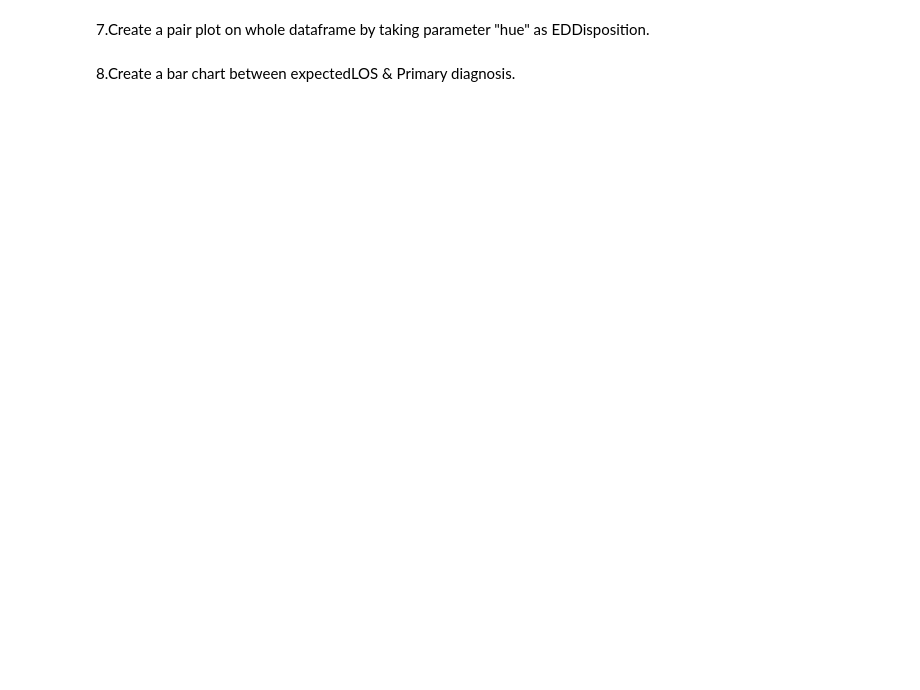
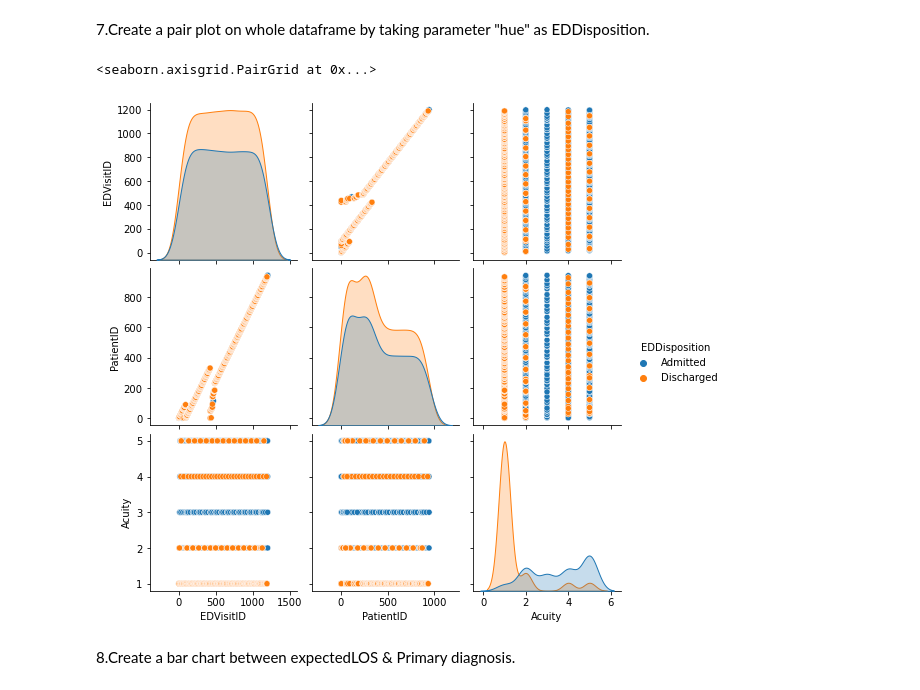
Before and after one commit to PoovithaJayaprakash/Mighty-Pythons, a Jupyter notebook: Mighty-Pythons.ipynb, the cells around one changed output. Drawn from its saved outputs; the diff is of its cells as text; code cells hidden in the pictures; blank space fills up the shorter version.

```diff
--- a/Mighty-Pythons.ipynb
+++ b/Mighty-Pythons.ipynb
@@ -17,4 +35,9 @@ To enable screen reader support, press Ctrl+Alt+Z To learn about keyboard shortc
 # %% [markdown]
 7.Create a pair plot on whole dataframe by taking parameter "hue" as EDDisposition.
+# %%
+sns.pairplot(dataEDVisits,hue="EDDisposition")
+# %% [output]
+<seaborn.axisgrid.PairGrid at 0x...>
+[figure, added]
 # %% [markdown]
 8.Create a bar chart between expectedLOS & Primary diagnosis.
```
Also changed, not shown: parts of 5 cells of this notebook.
